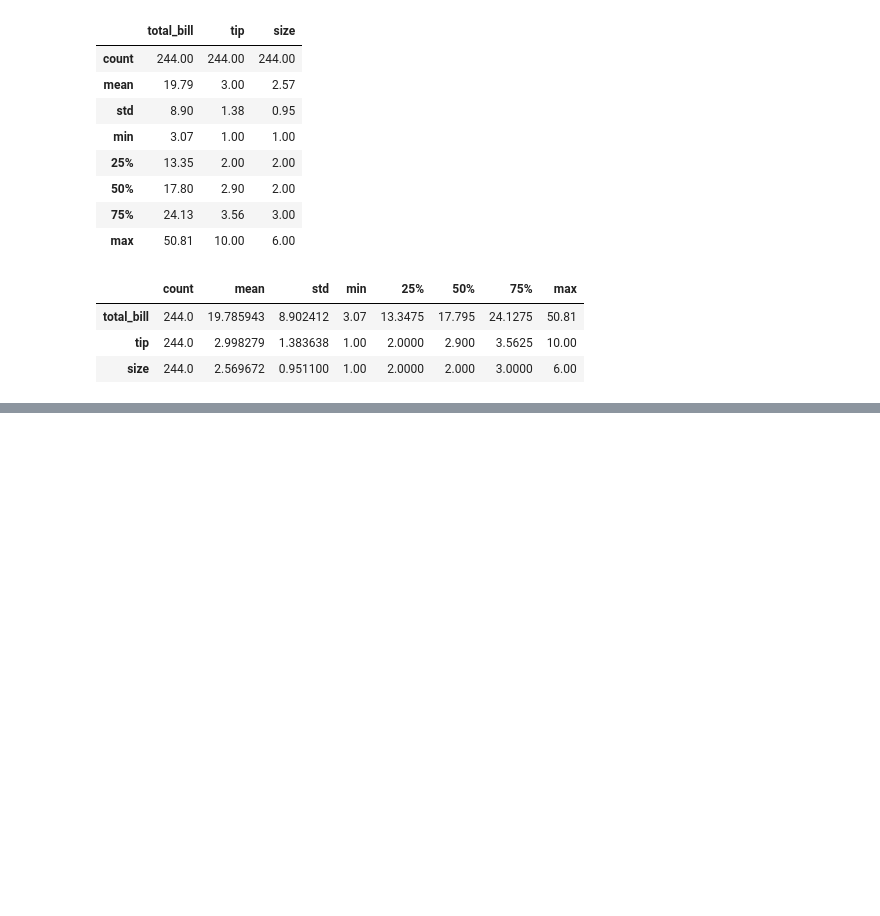
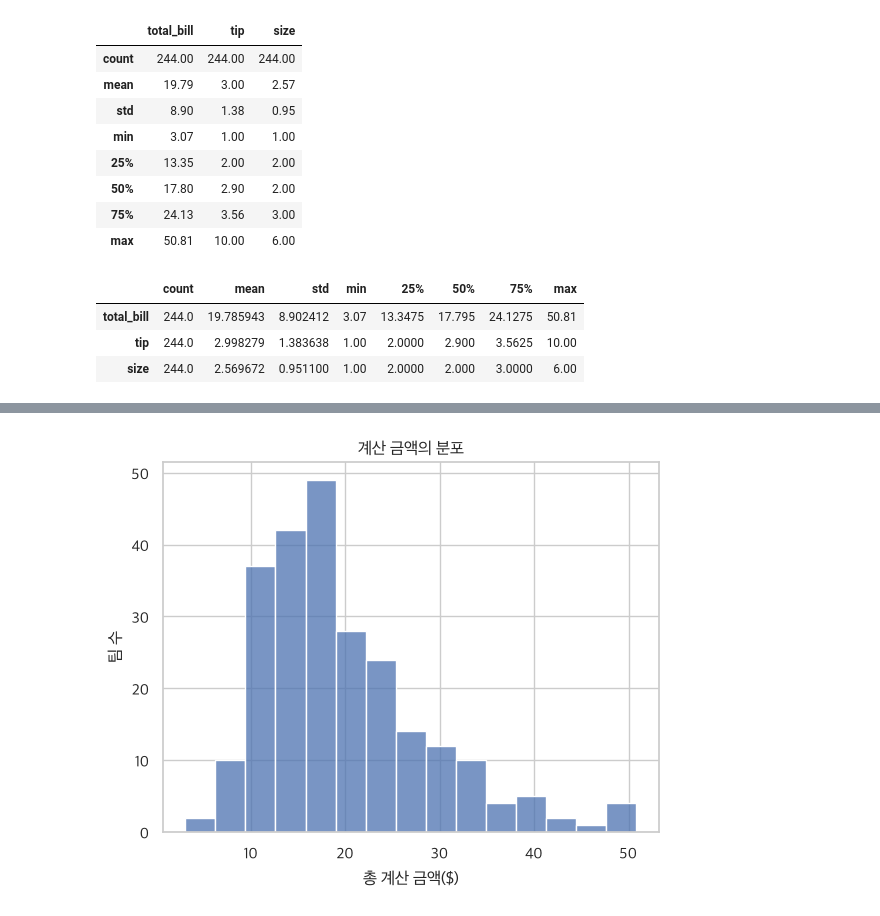
Before and after one commit to YoonTae98/machine_learning, a Jupyter notebook: 01.ipynb, the cells around one changed output, grey strips where cells are left out. Saved outputs shown, nothing was run; the diff lists cells and outputs as text; code cells hidden in the pictures; blank space fills up the shorter version.

```diff
--- a/01.ipynb
+++ b/01.ipynb
@@ -523,0 +538,7 @@ summary
+# %%
+sns.histplot(data=tips, x="total_bill", bins=15)
+plt.title("계산 금액의 분포")
+plt.xlabel("총 계산 금액($)"); plt.ylabel("팀 수")
+plt.show()
+# %% [output]
+[figure, added]
```
Also changed, not shown: parts of 19 cells of this notebook.
